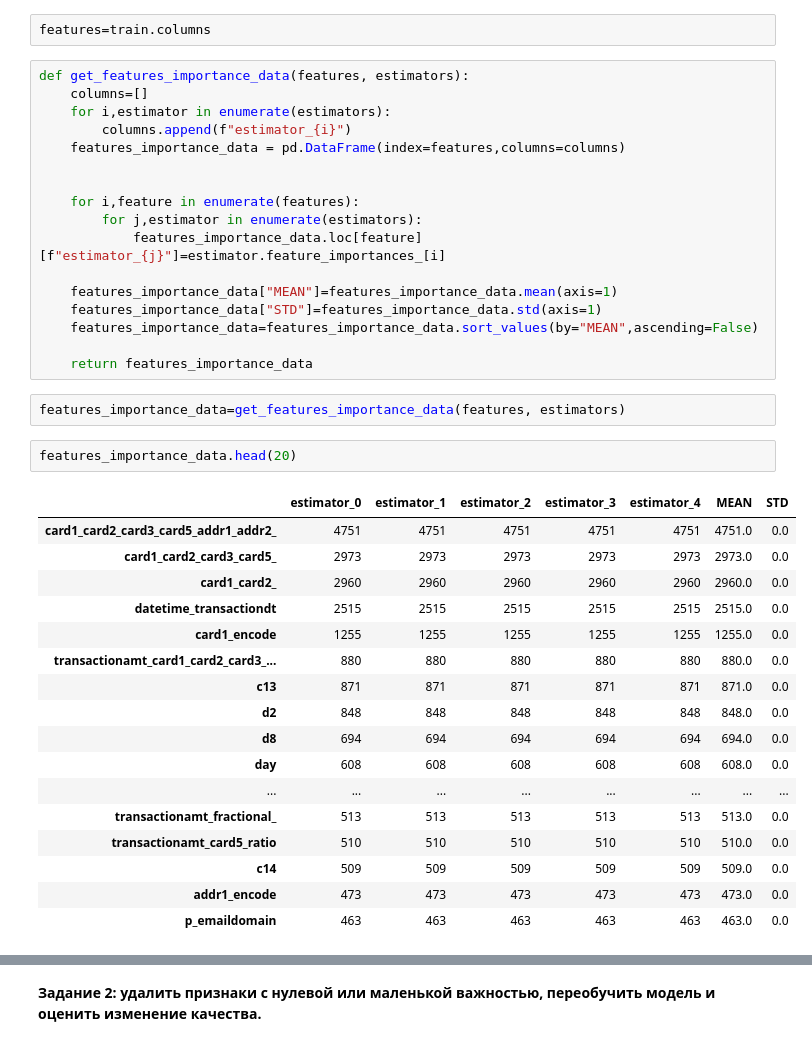
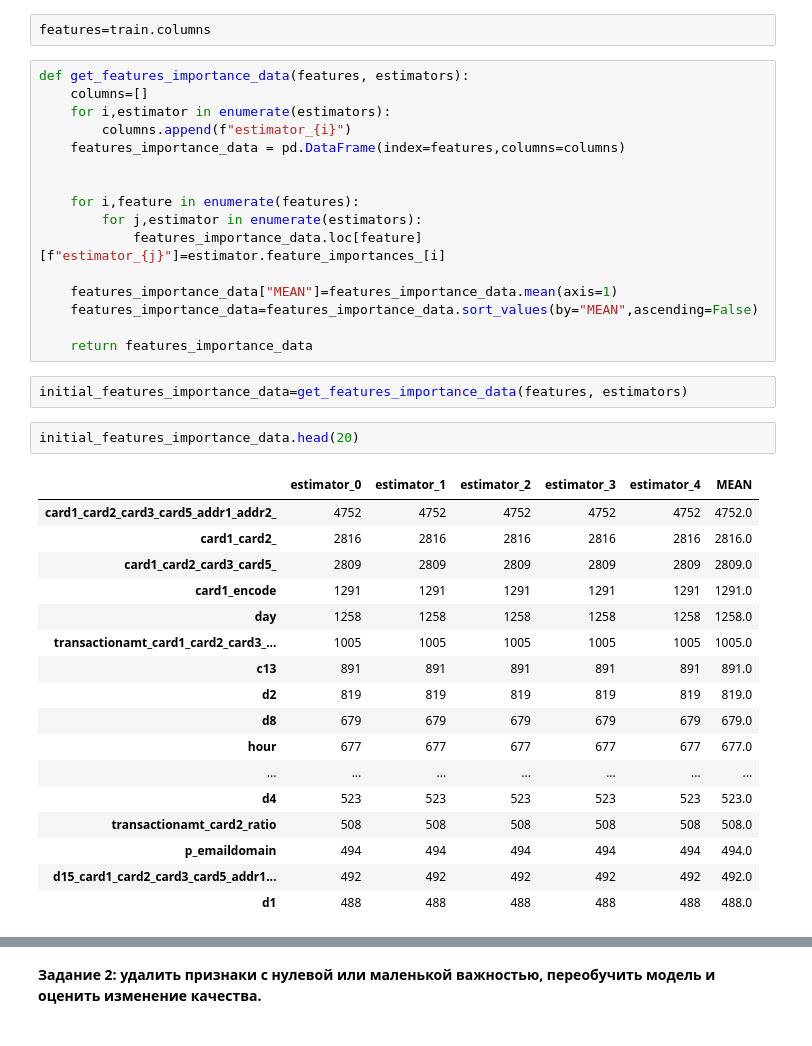
Before and after one commit to AndreyU123/Sports_data_analysis_Kaggle_Platform, a Jupyter notebook: Lesson6/Ukladnikov_Andrey_Lesson6.ipynb, the cells around one changed output, grey strips where cells are left out. Drawn from its saved outputs; the diff is of its cells as text.

```diff
--- a/Lesson6/Ukladnikov_Andrey_Lesson6.ipynb
+++ b/Lesson6/Ukladnikov_Andrey_Lesson6.ipynb
@@ -520,31 +520,30 @@ def get_features_importance_data(features, estimators):
             features_importance_data.loc[feature][f"estimator_{j}"]=estimator.feature_importances_[i]
 
     features_importance_data["MEAN"]=features_importance_data.mean(axis=1)
-    features_importance_data["STD"]=features_importance_data.std(axis=1)
     features_importance_data=features_importance_data.sort_values(by="MEAN",ascending=False)
 
     return features_importance_data
 # %%
-features_importance_data=get_features_importance_data(features, estimators)
+initial_features_importance_data=get_features_importance_data(features, estimators)
 # %%
-features_importance_data.head(20)
+initial_features_importance_data.head(20)
 # %% [output]
-|  | estimator_0 | estimator_1 | estimator_2 | estimator_3 | estimator_4 | MEAN | STD |
-| card1_card2_card3_card5_addr1_addr2_ | 4751 | 4751 | 4751 | 4751 | 4751 | 4751.0 | 0.0 |
-| card1_card2_card3_card5_ | 2973 | 2973 | 2973 | 2973 | 2973 | 2973.0 | 0.0 |
-| card1_card2_ | 2960 | 2960 | 2960 | 2960 | 2960 | 2960.0 | 0.0 |
-| datetime_transactiondt | 2515 | 2515 | 2515 | 2515 | 2515 | 2515.0 | 0.0 |
-| card1_encode | 1255 | 1255 | 1255 | 1255 | 1255 | 1255.0 | 0.0 |
-| transactionamt_card1_card2_card3_... | 880 | 880 | 880 | 880 | 880 | 880.0 | 0.0 |
-| c13 | 871 | 871 | 871 | 871 | 871 | 871.0 | 0.0 |
-| d2 | 848 | 848 | 848 | 848 | 848 | 848.0 | 0.0 |
-| d8 | 694 | 694 | 694 | 694 | 694 | 694.0 | 0.0 |
-| day | 608 | 608 | 608 | 608 | 608 | 608.0 | 0.0 |
-| ... | ... | ... | ... | ... | ... | ... | ... |
-| transactionamt_fractional_ | 513 | 513 | 513 | 513 | 513 | 513.0 | 0.0 |
-| transactionamt_card5_ratio | 510 | 510 | 510 | 510 | 510 | 510.0 | 0.0 |
-| c14 | 509 | 509 | 509 | 509 | 509 | 509.0 | 0.0 |
-| addr1_encode | 473 | 473 | 473 | 473 | 473 | 473.0 | 0.0 |
-| p_emaildomain | 463 | 463 | 463 | 463 | 463 | 463.0 | 0.0 |
+|  | estimator_0 | estimator_1 | estimator_2 | estimator_3 | estimator_4 | MEAN |
+| card1_card2_card3_card5_addr1_addr2_ | 4752 | 4752 | 4752 | 4752 | 4752 | 4752.0 |
+| card1_card2_ | 2816 | 2816 | 2816 | 2816 | 2816 | 2816.0 |
+| card1_card2_card3_card5_ | 2809 | 2809 | 2809 | 2809 | 2809 | 2809.0 |
+| card1_encode | 1291 | 1291 | 1291 | 1291 | 1291 | 1291.0 |
+| day | 1258 | 1258 | 1258 | 1258 | 1258 | 1258.0 |
+| transactionamt_card1_card2_card3_... | 1005 | 1005 | 1005 | 1005 | 1005 | 1005.0 |
+| c13 | 891 | 891 | 891 | 891 | 891 | 891.0 |
+| d2 | 819 | 819 | 819 | 819 | 819 | 819.0 |
+| d8 | 679 | 679 | 679 | 679 | 679 | 679.0 |
+| hour | 677 | 677 | 677 | 677 | 677 | 677.0 |
+| ... | ... | ... | ... | ... | ... | ... |
+| d4 | 523 | 523 | 523 | 523 | 523 | 523.0 |
+| transactionamt_card2_ratio | 508 | 508 | 508 | 508 | 508 | 508.0 |
+| p_emaildomain | 494 | 494 | 494 | 494 | 494 | 494.0 |
+| d15_card1_card2_card3_card5_addr1... | 492 | 492 | 492 | 492 | 492 | 492.0 |
+| d1 | 488 | 488 | 488 | 488 | 488 | 488.0 |
 # %%
 plt.figure(figsize=(20,20))
```
Also changed, not shown: parts of 22 cells of this notebook.
